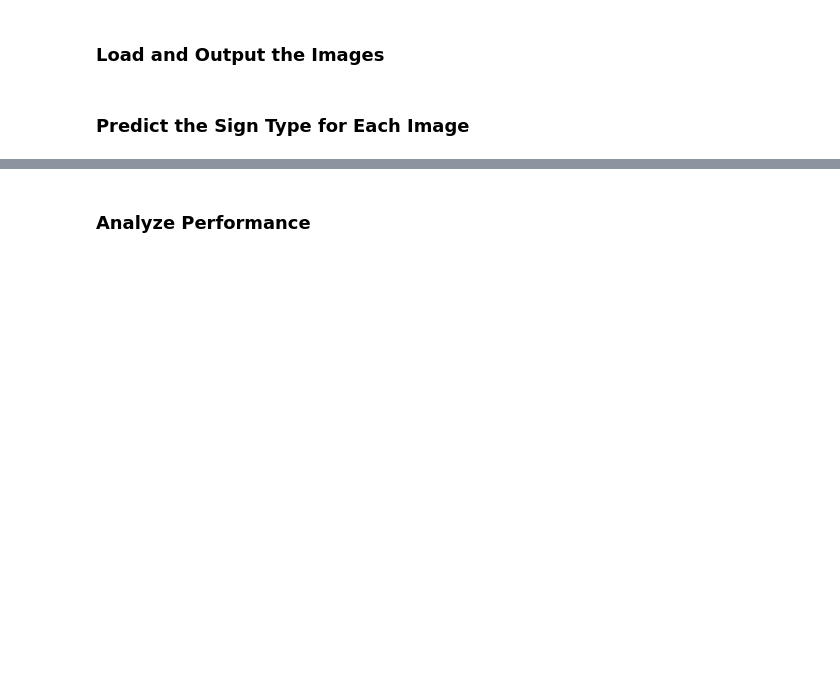
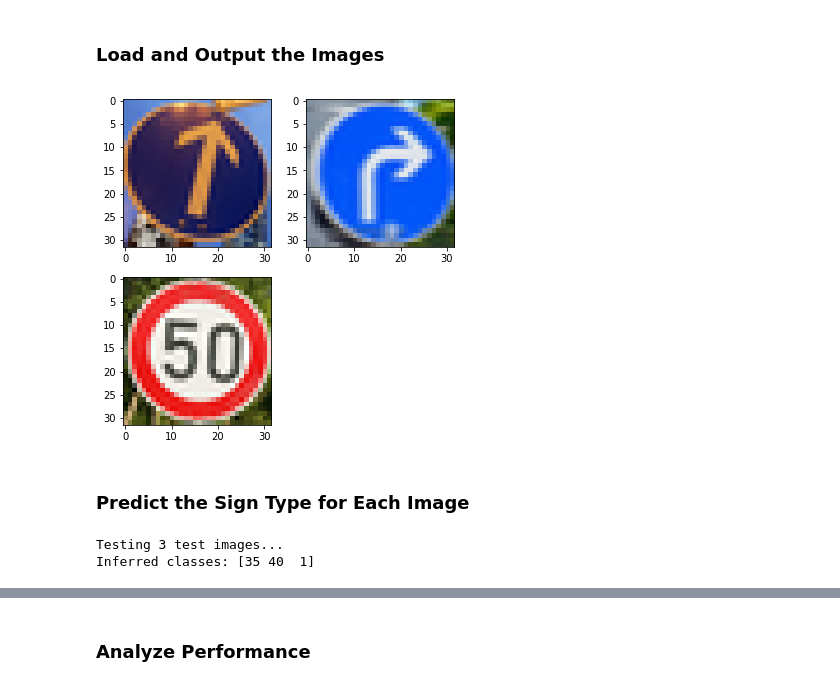
Before and after one commit to ldfo/traffic-sign-classifier, a Jupyter notebook: Traffic_Sign_Classifier.ipynb, the cells around one changed output, grey strips where cells are left out. Saved outputs shown, nothing was run; the diff lists cells and outputs as text; code cells hidden in the pictures; blank space fills up the shorter version.

Commit message:
Changes to notebook
Also added checkpoint for the trained network

```diff
--- a/Traffic_Sign_Classifier.ipynb
+++ b/Traffic_Sign_Classifier.ipynb
@@ -178,0 +188,15 @@ Use the code cell (or multiple code cells, if necessary) to implement the first
+# %%
+#  preprocess data
+print('Shape before preprocessing:')
+print('X_train:', X_train.shape)
+print('X_valid:', X_valid.shape)
+print('X_test:', X_test.shape)
+
+X_train = preprocess(X_train)
+X_valid = preprocess(X_valid)
+X_test = preprocess(X_test)
+
+print('\nShape after preprocessing:')
+print('X_train:', X_train.shape)
+print('X_valid:', X_valid.shape)
+print('X_test:', X_test.shape)
@@ -185,0 +251,4 @@ Use the code cell (or multiple code cells, if necessary) to implement the first
+# %%
+epochs = 16
+batch_size = 128
+learning_rate = 0.00025
@@ -208,2 +384,20 @@ You may find `signnames.csv` useful as it contains mappings from the class id (i
+# %%
+### Load the images and plot them here.
+### Feel free to use as many code cells as needed.
+import matplotlib.image as mpimg
+import os
+german_images_path = '../ts_fromtheweb/'
+german_images = os.listdir(german_images_path)
+german_images_data = np.array([cv2.imread(german_images_path+impath) for impath in german_images])
+# fix colors
+german_images_data = np.array([cv2.cvtColor(img, cv2.COLOR_BGR2RGB) for img in german_images_data])
+plot_dim = (2,2)
+plt.figure(figsize=(6, 6))
+for i, ix in enumerate(german_images_data):
+    plt.subplot(plot_dim[0], plot_dim[1], i+1)
+    plt.imshow(ix)
+plt.show()
+# %% [output]
+[figure, added]
 # %% [markdown]
 ### Predict the Sign Type for Each Image
@@ -213,0 +404,12 @@ You may find `signnames.csv` useful as it contains mappings from the class id (i
+# %%
+predict_data = preprocess(german_images_data)
+
+with tf.Session() as sess:
+    print('Testing {} test images...'.format(len(predict_data)))
+    saver.restore(sess, tf.train.latest_checkpoint('.'))
+
+    inference_output = sess.run(inference_operation, feed_dict={x: predict_data})
+    print('Inferred classes:', inference_output)
+# %% [output]
+Testing 3 test images...
+Inferred classes: [35 40  1]
```
Also changed, not shown: parts of 15 cells of this notebook, 4 other files.
